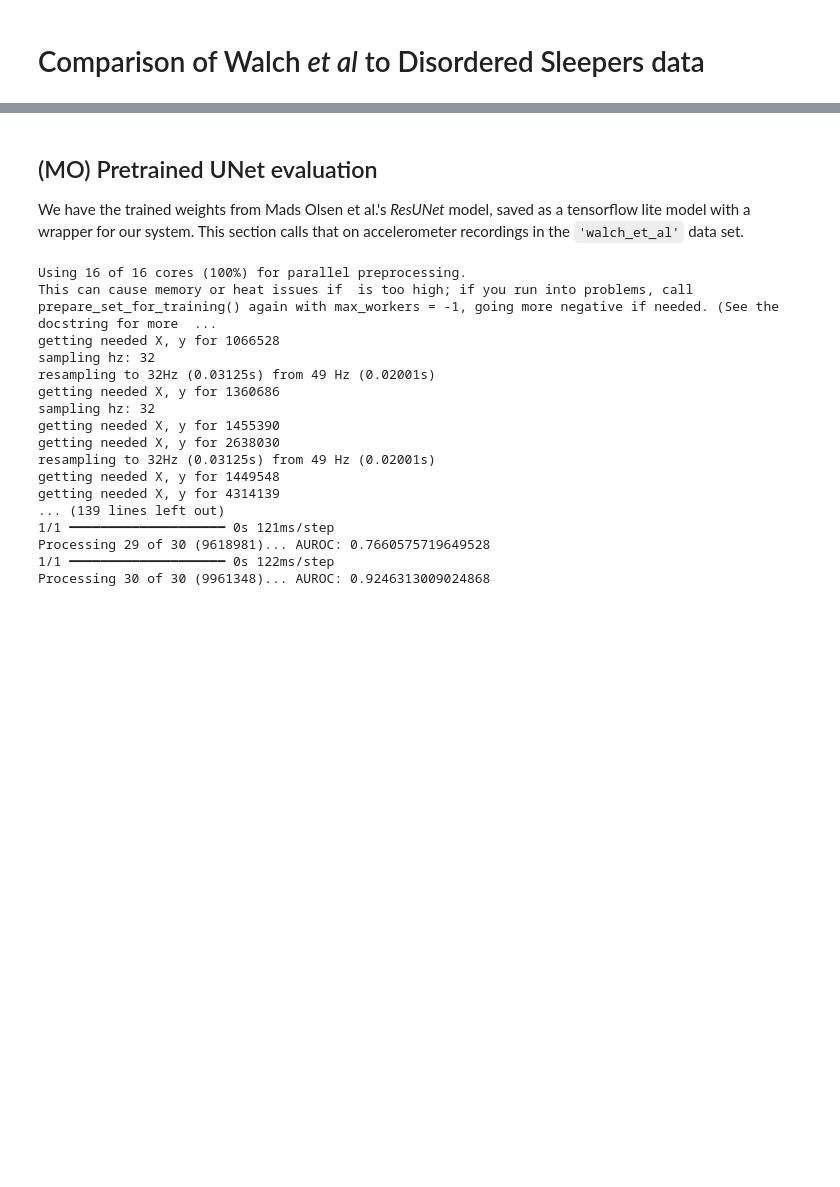
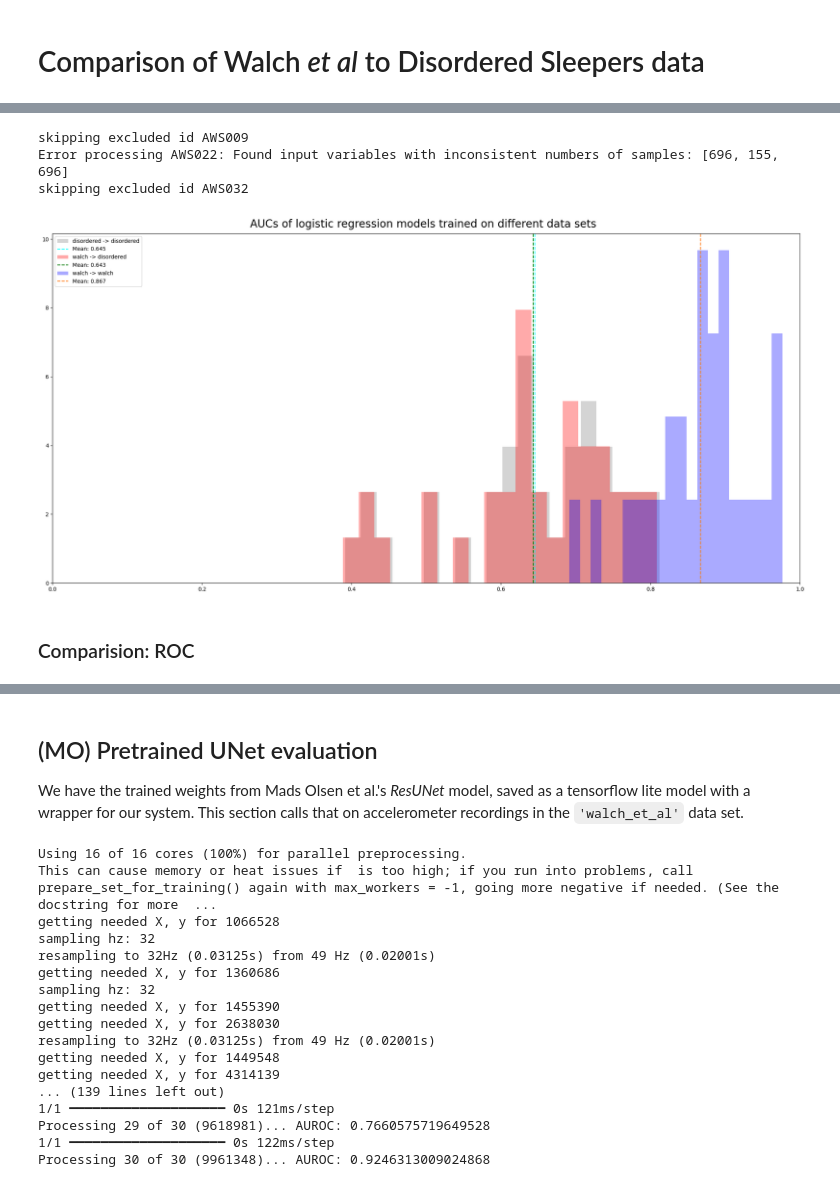
Before and after one commit to ftavella/pisces, a Jupyter notebook: analyses/disordered_sleepers.ipynb, the cells around one changed output, grey strips where cells are left out. Cells and saved outputs as stored; diff of their text form; code cells hidden in the pictures; blank space fills up the shorter version.

Commit message:
catch bugs better. run log reg analysis on data

```diff
--- a/analyses/disordered_sleepers.ipynb
+++ b/analyses/disordered_sleepers.ipynb
@@ -33,0 +117,64 @@ mo = MOResUNetPretrained(sampling_hz=32)
+# %%
+# disordered to disordered, d2d
+
+from typing import Dict
+
+
+disordered_lr_data = [l for l in disordered_lr_data if l[0] is not None]
+disordered_lr_evals: Dict[str, dict] = {}
+for i, ((X, y), id) in enumerate(disordered_lr_data):
+    if id in disordered_excluded_ids:
+        print("skipping excluded id", id)
+        continue
+    try:
+        y_hat_proba = disordered_lr_models[i].predict_probabilities(X)
+        y_hat_sleep_proba = y_hat_proba[:, 1].reshape(-1,)
+        y_prepped, _ = SGDLogisticRegression()._prepare_labels(y)
+        y_prepped_float64 = np.array(y_prepped).astype(np.float64)
+
+        analysis = split_analysis(y_prepped_float64, y_hat_sleep_proba, balancing=False)
+    except ValueError as e:
+        print(f"Error processing {id}: {e}")
+        continue
+    disordered_lr_evals[id] = analysis
+disordered_lr_aucs = [e["auc"] for e in disordered_lr_evals.values()]
+disordered_lr_fprs = [e["roc_curve"]["fprs"] for e in disordered_lr_evals.values()]
+disordered_lr_tprs = [e["roc_curve"]["tprs"] for e in disordered_lr_evals.values()]
+# %% [output]
+skipping excluded id AWS009
+Error processing AWS022: Found input variables with inconsistent numbers of samples: [696, 155, 696]
+skipping excluded id AWS032
+# %%
+alpha = 1/3
+fig, ax = plt.subplots(figsize=(20, 10))
+plot_scores_PDF(
+    disordered_lr_aucs,
+    ax=ax,
+    label="disordered -> disordered",
+    hist_color="gray",
+    mean_color="cyan",
+    alpha=alpha
+)
+plot_scores_PDF(
+    w2d_lr_aucs,
+    ax=ax,
+    label="walch -> disordered",
+    hist_color="red",
+    mean_color="green",
+    alpha=alpha
+)
+plot_scores_PDF(
+    walch_lr_aucs,
+    ax=ax,
+    label="walch -> walch",
+    hist_color="blue",
+    mean_color="tab:orange",
+    alpha=alpha
+)
+ax.legend()
+fig.suptitle("AUCs of logistic regression models trained on different data sets", size=20)
+fig.tight_layout()
+# %% [output]
+[figure, added]
+# %% [markdown]
+### Comparision: ROC
```
Also changed, not shown: parts of 27 cells of this notebook, 4 other files.
